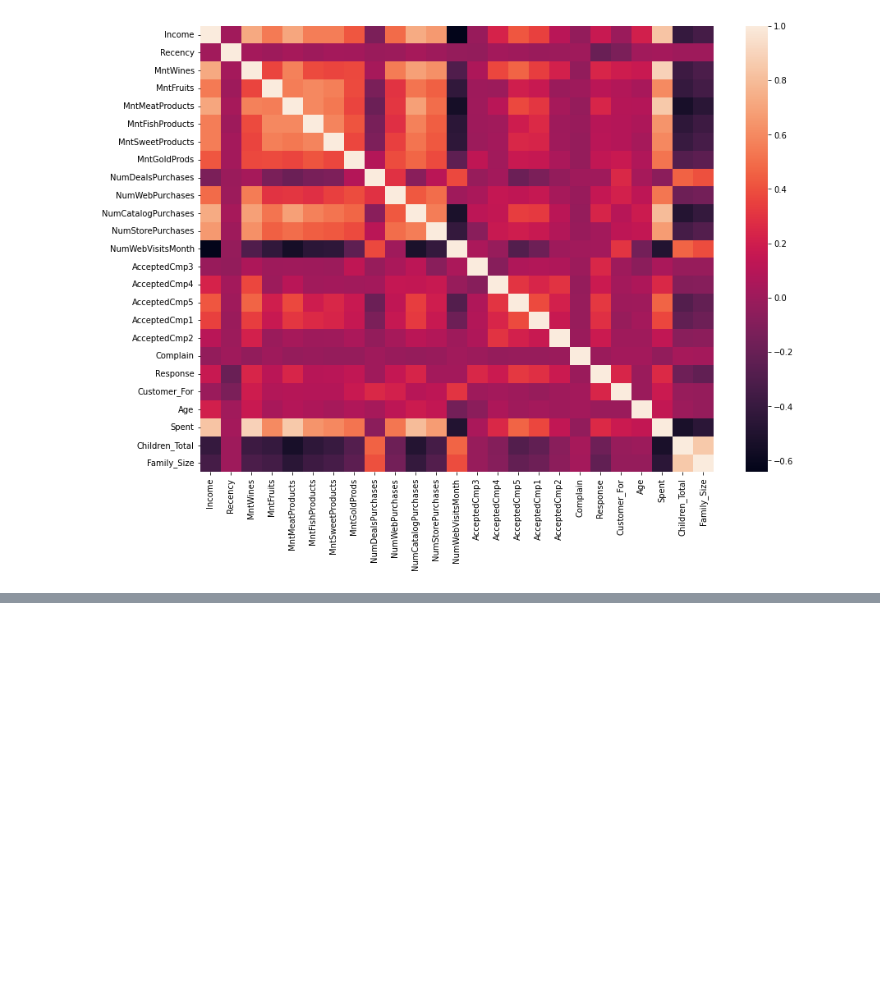
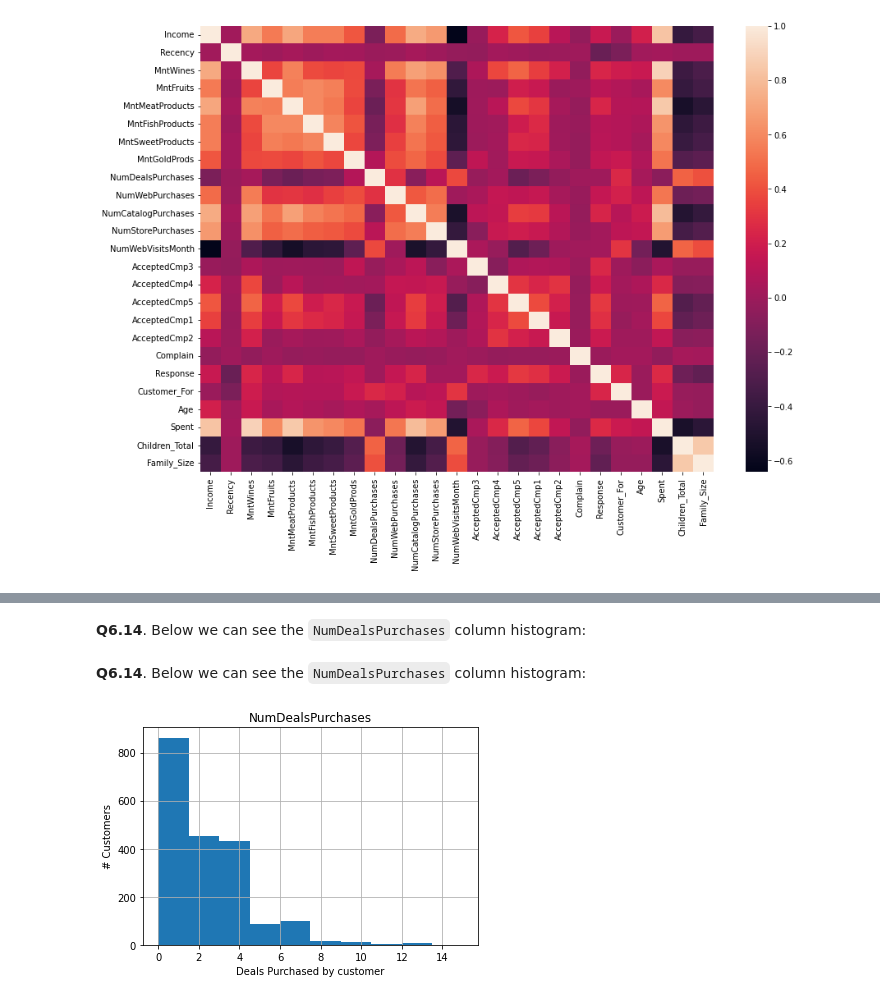
Before and after one commit to pspanoudakis/Data-Mining-Techniques-Projects, a Jupyter notebook: project1/CustomerPersonalityAnalysis.ipynb, the cells around one changed output, grey strips where cells are left out. Saved outputs shown, nothing was run; the diff lists cells and outputs as text; code cells hidden in the pictures; blank space fills up the shorter version.

```diff
--- a/project1/CustomerPersonalityAnalysis.ipynb
+++ b/project1/CustomerPersonalityAnalysis.ipynb
@@ -55,6 +57,8 @@ class DataColumn:
     FAMILY_SIZE = 'Family_Size'
     AGE_GROUP = 'Age_Group'
     IS_PARENT = 'Is_Parent'
+
+printMd: Callable[[str], "DisplayHandle | None"] = lambda s: display(Markdown(s))
 # %% [markdown]
 ### **Q1**: Initial Dataset preprocessing & cleaning
 
@@ -433,0 +463,17 @@ _ = sns.heatmap(dfView.corr(), ax=axes)
+# %% [markdown]
+**Q6.14**. Below we can see the `NumDealsPurchases` column histogram:
+# %%
+printMd(f'**Q6.14**. Below we can see the `{DataColumn.NUMDEALSPURCHASES}` column histogram:')
+
+def displayColumnHistogram(df: pd.DataFrame, col: str, xlabel: str, ylabel: str = '# Customers'):
+    ax = plt.subplot()
+    ax.grid(visible=False)
+    ax.set_title(col)
+    ax.set_xlabel(xlabel)
+    ax.set_ylabel(ylabel)
+    df[col].hist(ax=ax)
+
+displayColumnHistogram(dataDf, DataColumn.NUMDEALSPURCHASES, xlabel='Deals Purchased by customer')
+# %% [output]
+**Q6.14**. Below we can see the `NumDealsPurchases` column histogram:
+[figure, added]
```
Also changed, not shown: parts of 10 cells of this notebook.
